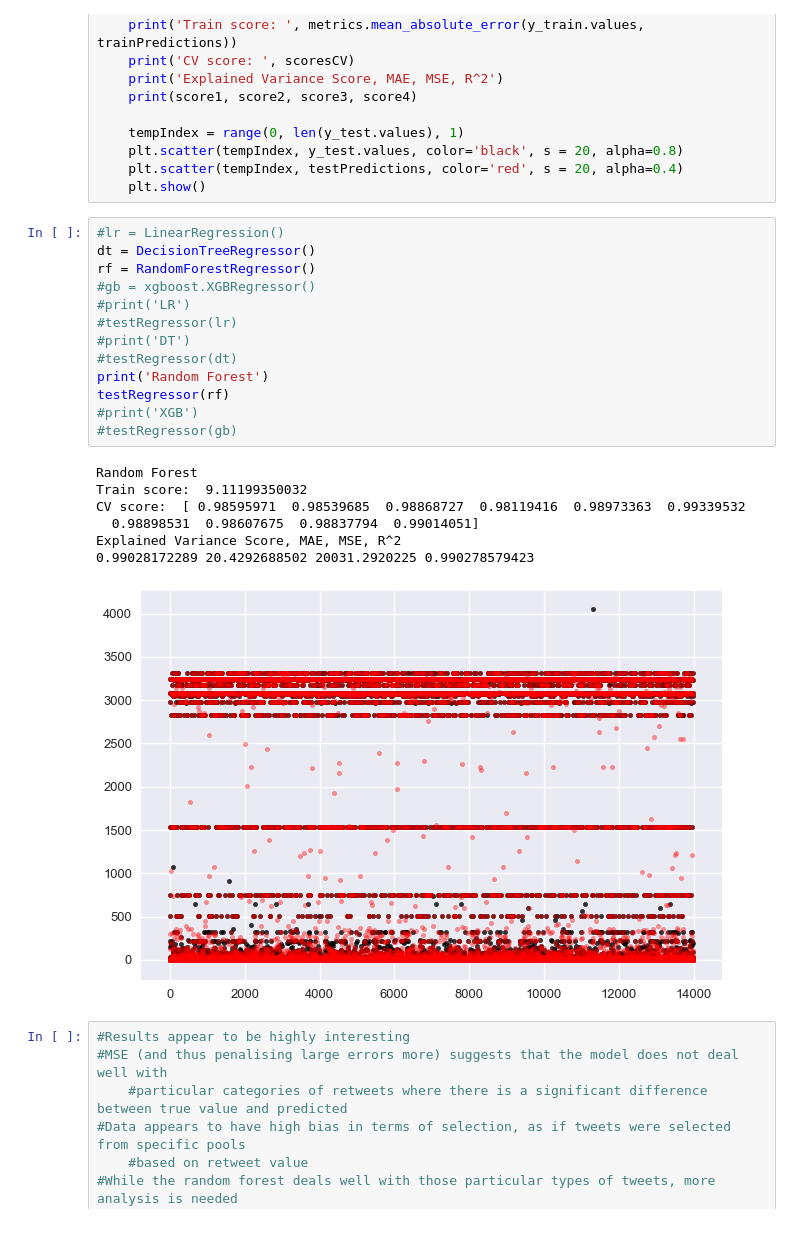
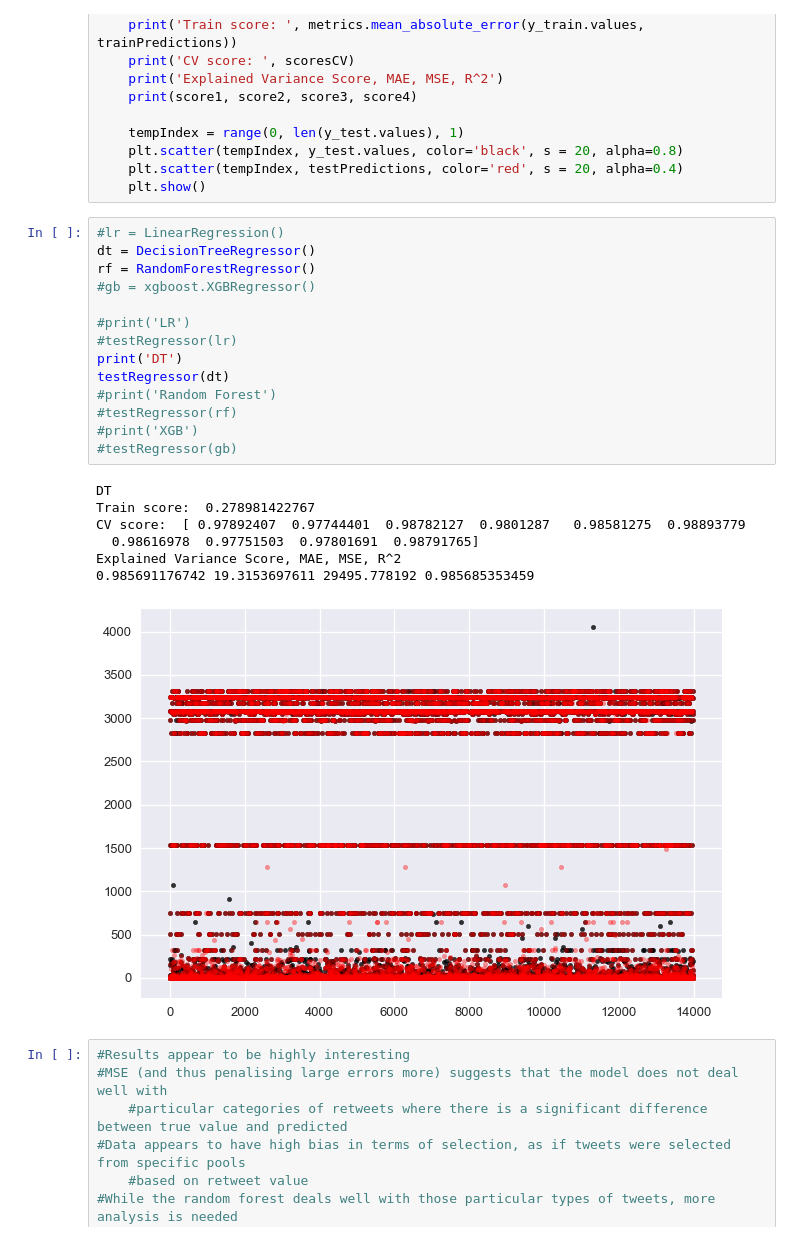
Before and after one commit to silviu-archive/Exercises, a Jupyter notebook: Exercise3/Modeling.ipynb, the cells around one changed output. Drawn from its saved outputs; the diff is of its cells as text.

```diff
--- a/Exercise3/Modeling.ipynb
+++ b/Exercise3/Modeling.ipynb
@@ -117,24 +117,25 @@ def testRegressor(clf):
 # %%
 #lr = LinearRegression()
 dt = DecisionTreeRegressor()
 rf = RandomForestRegressor()
 #gb = xgboost.XGBRegressor()
+
 #print('LR')
 #testRegressor(lr)
-#print('DT')
-#testRegressor(dt)
-print('Random Forest')
-testRegressor(rf)
+print('DT')
+testRegressor(dt)
+#print('Random Forest')
+#testRegressor(rf)
 #print('XGB')
 #testRegressor(gb)
 # %% [output]
-Random Forest
-Train score:  9.11199350032
-CV score:  [ 0.98595971  0.98539685  0.98868727  0.98119416  0.98973363  0.99339532
-  0.98898531  0.98607675  0.98837794  0.99014051]
+DT
+Train score:  0.278981422767
+CV score:  [ 0.97892407  0.97744401  0.98782127  0.9801287   0.98581275  0.98893779
+  0.98616978  0.97751503  0.97801691  0.98791765]
 Explained Variance Score, MAE, MSE, R^2
-0.99028172289 20.4292688502 20031.2920225 0.990278579423
+0.985691176742 19.3153697611 29495.778192 0.985685353459
-[figure, old version]
+[figure, new version]
 # %%
 #Results appear to be highly interesting
 #MSE (and thus penalising large errors more) suggests that the model does not deal well with
```
